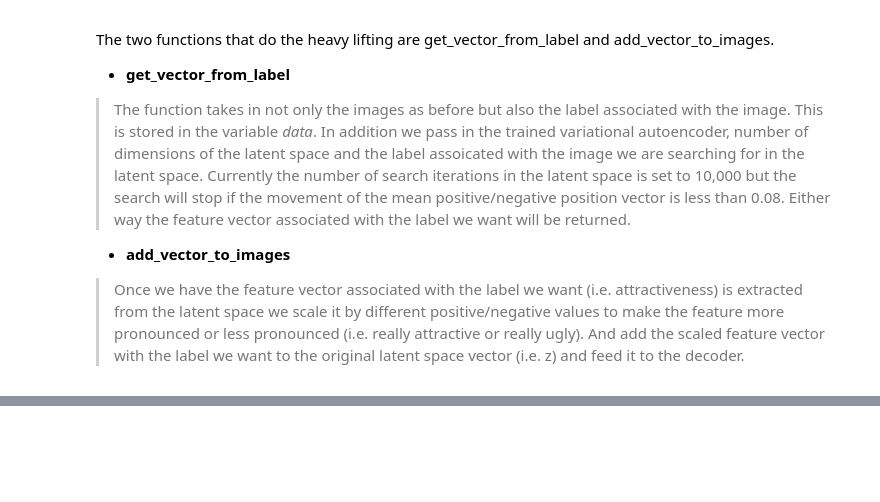
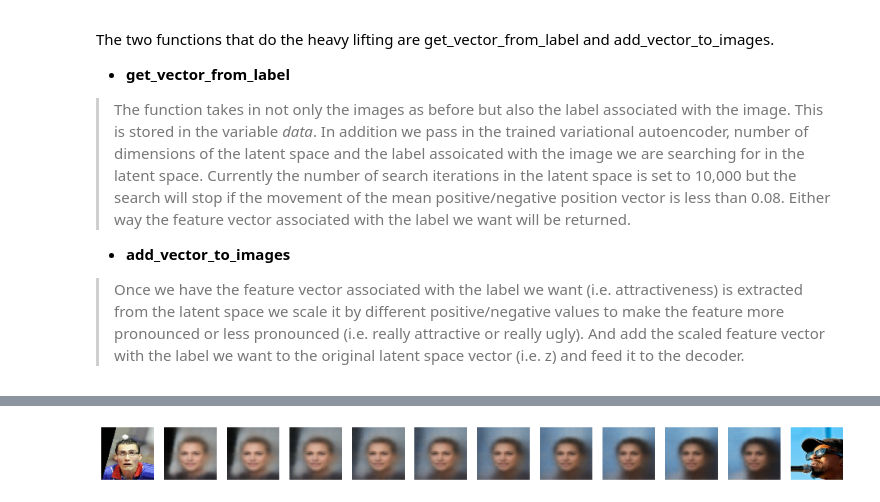
Before and after one commit to AdamClarkStandke/GenerativeDeepLearning, a Jupyter notebook: VAE.ipynb, the cells around one changed output, grey strips where cells are left out. Drawn from its saved outputs; the diff is of its cells as text; code cells hidden in the pictures; blank space fills up the shorter version.

```diff
--- a/VAE.ipynb
+++ b/VAE.ipynb
@@ -796 +570,37 @@ def add_vector_to_images(data, vae, feature_vec):
+# %%
+def morph_faces(data, vae):
+    factors = np.arange(0, 1, 0.1)
+
+    example_batch = list(data.take(1).get_single_element())[:2]
+    example_images = example_batch[0]
+    _, _, z_points = vae.encoder.predict(example_images, verbose=0)
+
+    fig = plt.figure(figsize=(18, 8))
+
+    counter = 1
+
+    img = example_images[0]
+    sub = fig.add_subplot(1, len(factors) + 2, counter)
+    sub.axis("off")
+    sub.imshow(img)
+
+    counter += 1
+
+    for factor in factors:
+        changed_z_point = z_points[0] * (1 - factor) + z_points[1] * factor
+        changed_image = vae.decoder.predict(
+            np.array([changed_z_point]), verbose=0
+        )[0]
+        sub = fig.add_subplot(1, len(factors) + 2, counter)
+        sub.axis("off")
+        sub.imshow(changed_image)
+
+        counter += 1
+
+    img = example_images[1]
+    sub = fig.add_subplot(1, len(factors) + 2, counter)
+    sub.axis("off")
+    sub.imshow(img)
+
+    plt.show()
 # %%
@@ -819,0 +630,5 @@ Found the Attractive vector
+# %%
+# Morphing Latent Vectors
+morph_faces(labelled, vae)
+# %% [output]
+[figure, added]
```
Also changed, not shown: parts of 35 cells of this notebook.
